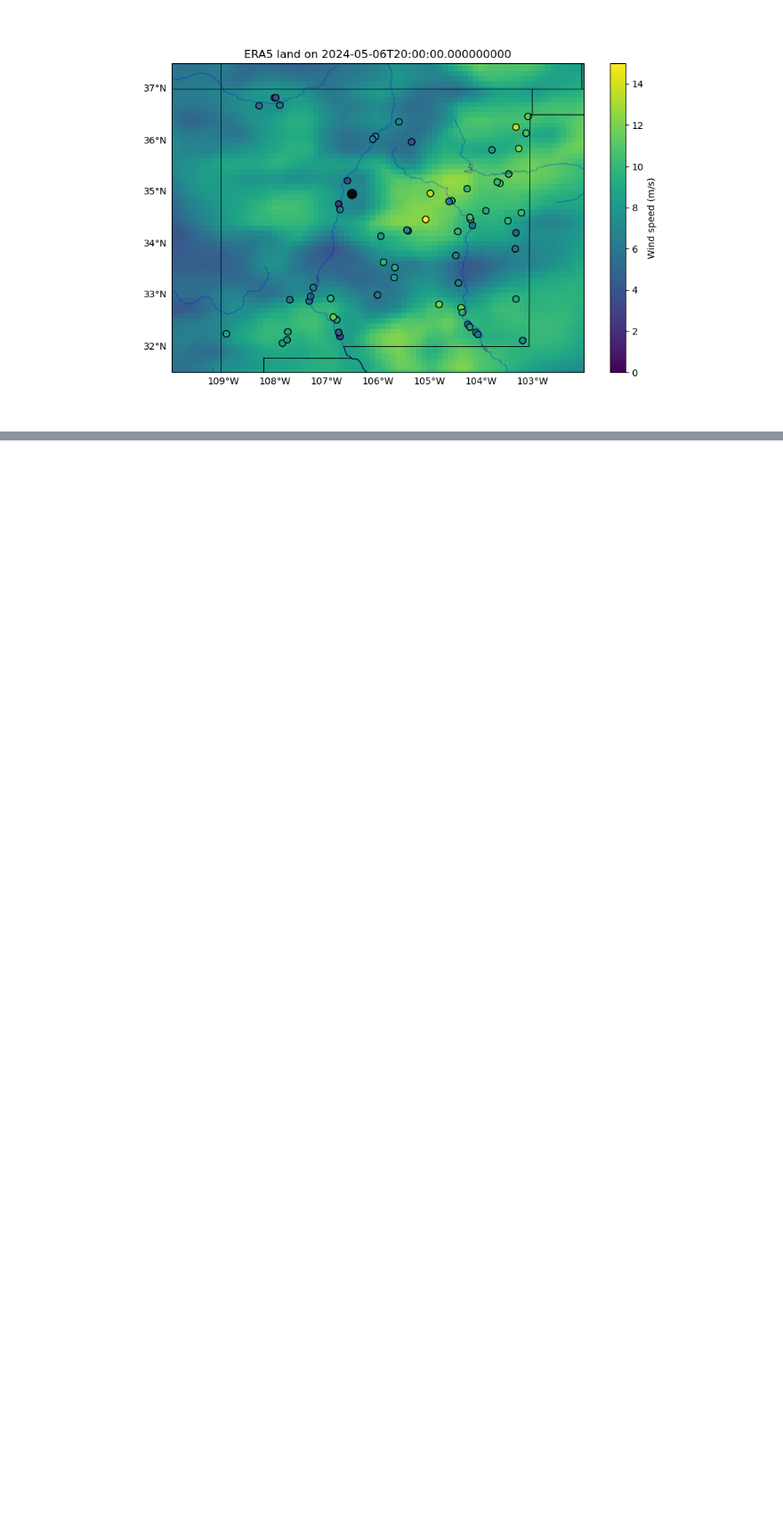
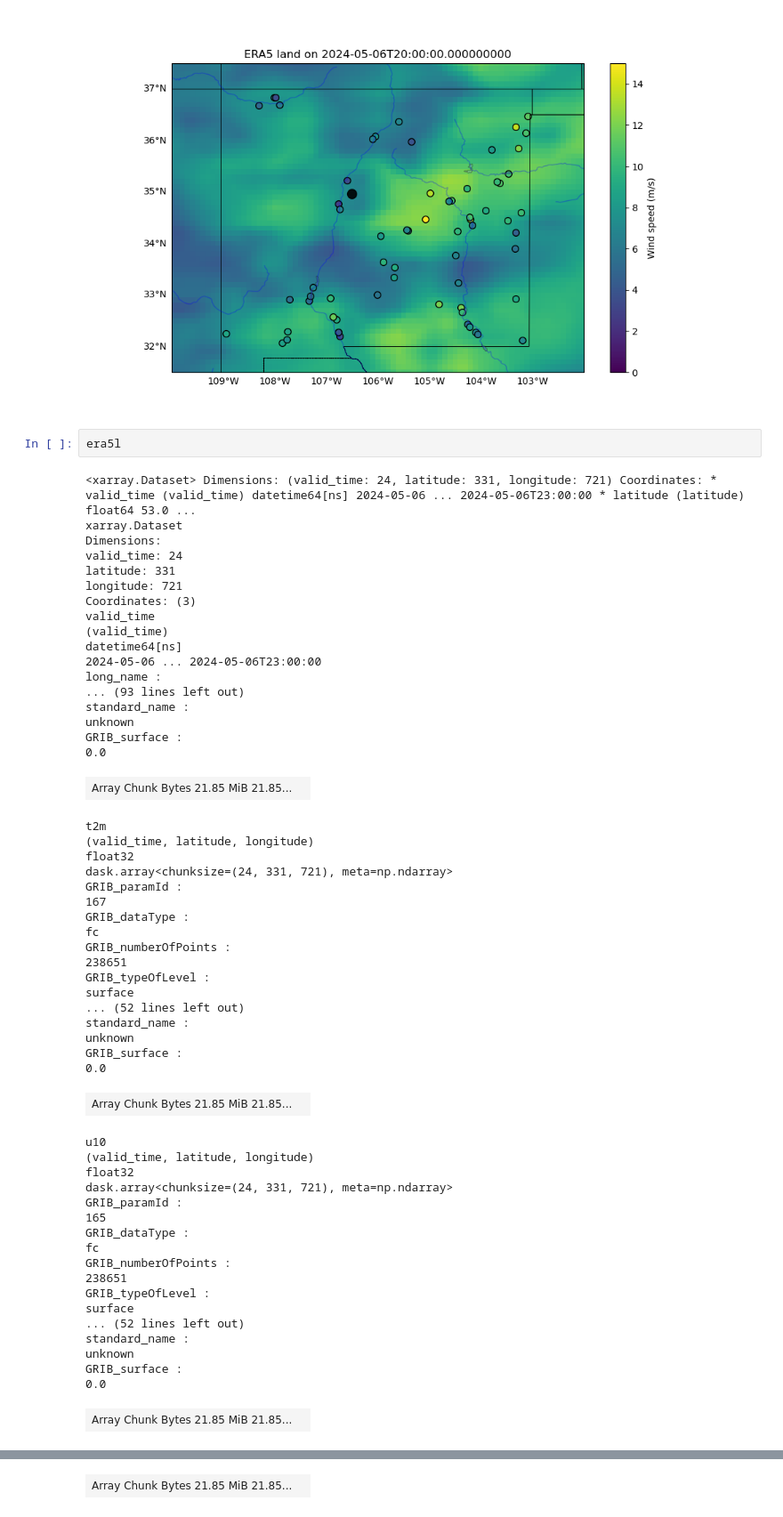
Before and after one commit to itopcuoglu/Wind-downscaling, a Jupyter notebook: sfcwinds_on_kestrel/ERA5 vs ERA-Land.ipynb, the cells around one changed output, grey strips where cells are left out. Shown at 89% size. Cells and saved outputs as stored; diff of their text form; blank space fills up the shorter version.

```diff
--- a/sfcwinds_on_kestrel/ERA5 vs ERA-Land.ipynb
+++ b/sfcwinds_on_kestrel/ERA5 vs ERA-Land.ipynb
@@ -217,3 +217,60 @@ ax.set_title(f"ERA5 land on {date_string}")
 Text(0.5, 1.0, 'ERA5 land on 2024-05-06T20:00:00.000000000')
 [figure]
 [figure]
+# %%
+era5l
+# %% [output]
+<xarray.Dataset> Dimensions: (valid_time: 24, latitude: 331, longitude: 721) Coordinates: * valid_time (valid_time) datetime64[ns] 2024-05-06 ... 2024-05-06T23:00:00 * latitude (latitude) float64 53.0 ...
+xarray.Dataset
+Dimensions:
+valid_time: 24
+latitude: 331
+longitude: 721
+Coordinates: (3)
+valid_time
+(valid_time)
+datetime64[ns]
+2024-05-06 ... 2024-05-06T23:00:00
+long_name :
+... (93 lines left out)
+standard_name :
+unknown
+GRIB_surface :
+0.0
+| Array Chunk Bytes 21.85 MiB 21.85... |  |
+t2m
+(valid_time, latitude, longitude)
+float32
+dask.array<chunksize=(24, 331, 721), meta=np.ndarray>
+GRIB_paramId :
+167
+GRIB_dataType :
+fc
+GRIB_numberOfPoints :
+238651
+GRIB_typeOfLevel :
+surface
+... (52 lines left out)
+standard_name :
+unknown
+GRIB_surface :
+0.0
+| Array Chunk Bytes 21.85 MiB 21.85... |  |
+u10
+(valid_time, latitude, longitude)
+float32
+dask.array<chunksize=(24, 331, 721), meta=np.ndarray>
+GRIB_paramId :
+165
+GRIB_dataType :
+fc
+GRIB_numberOfPoints :
+238651
+GRIB_typeOfLevel :
+surface
+... (52 lines left out)
+standard_name :
+unknown
+GRIB_surface :
+0.0
+| Array Chunk Bytes 21.85 MiB 21.85... |  |
@@ -219,0 +294 @@ Text(0.5, 1.0, 'ERA5 land on 2024-05-06T20:00:00.000000000')
+| Array Chunk Bytes 21.85 MiB 21.85... |  |
```
Also changed, not shown: parts of 1 cell of this notebook, 10 other files.
